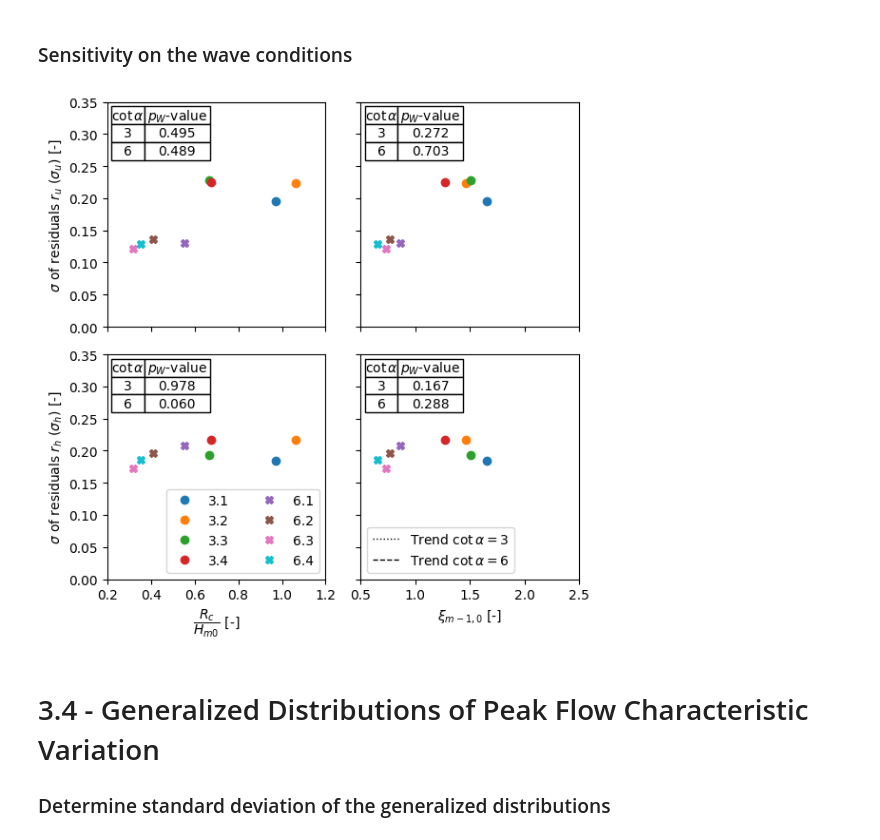
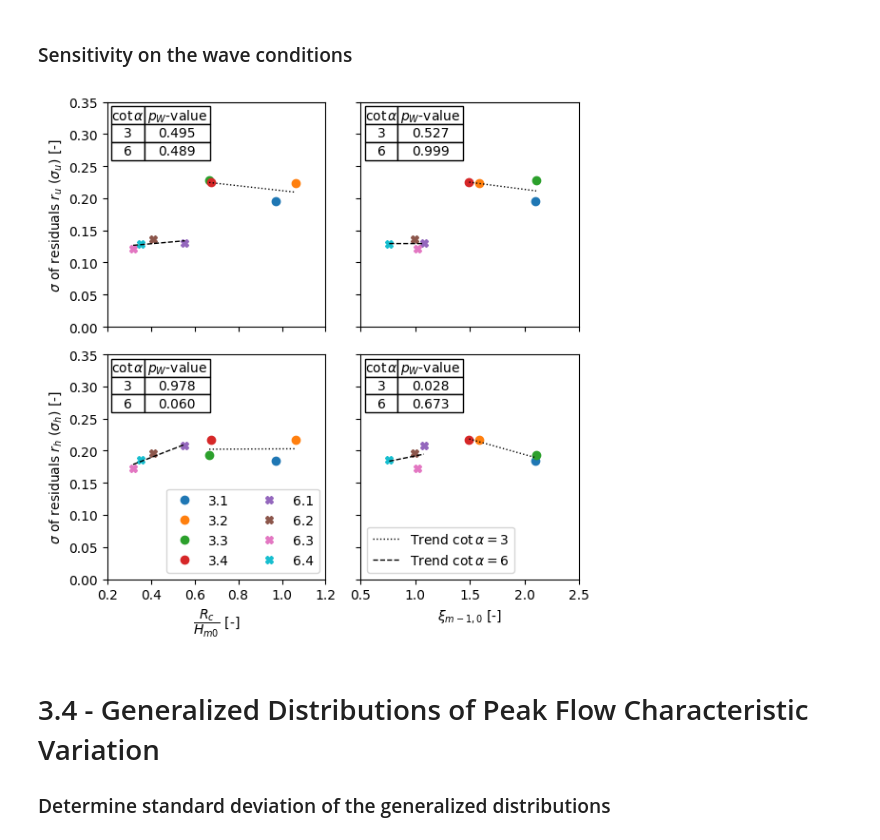
Before and after one commit to nielsvandervegt/overtopping_variation, a Jupyter notebook: Ch3_Variation of Peak Flow Characteristics.ipynb, the cells around one changed output. Drawn from its saved outputs; the diff is of its cells as text; code cells hidden in the pictures.

```diff
--- a/Ch3_Variation of Peak Flow Characteristics.ipynb
+++ b/Ch3_Variation of Peak Flow Characteristics.ipynb
@@ -19,9 +18,9 @@ conv_dict = {expid:c for expid, c in zip(list(np.unique(df['experiment_id'])), c
 df['color'] = df['experiment_id'].map(conv_dict)
 
 # Calculate dimensionless values
-df['upeakd'] = df['upeak'] / np.sqrt(9.81 * df['Hs'])
-df['hpeakd'] = df['hpeak'] / df['Hs']
-df['vtd'] = df['vt'] / df['Hs']**2
+df['upeakd'] = df['upeak'] / np.sqrt(9.81 * df['Hm0'])
+df['hpeakd'] = df['hpeak'] / df['Hm0']
+df['vtd'] = df['vt'] / df['Hm0']**2
 # %% [markdown]
 <h1>3.1 - Expected Relations of Peak Flow Characteristics</h1>
 <h3>Expected fits for peak flow velocity</h3>
@@ -424,8 +423,8 @@ fig, axs = plt.subplots(2, 2, figsize=[6,6], sharey=True)
 axs = axs.flatten()
 
 # Wave conditions
-df['RcHm0'] = df['Rc'] / df['Hs']
-df['Ximm10'] = (1 / df['cota']) / np.sqrt(df['Hs'] / (9.81 * df['Tspec'] / (2 * np.pi)))
+df['RcHm0'] = df['Rc'] / df['Hm0']
+df['Ximm10'] = (1 / df['cota']) / np.sqrt(df['Hm0'] / (9.81 * df['Tspec']**2 / (2 * np.pi)))
 
 # Per residuals type
 i = 0
@@ -452,7 +451,7 @@ for sigma in ["sigma_u", "sigma_h"]:
             ls.append(linregress(_var, _sigma))
 
             # Add trend line
-            _x = np.linspace(np.min(deeldf2[var]), np.max(deeldf2[var]), 2)
+            _x = np.linspace(np.min(deeldf[var]), np.max(deeldf[var]), 2)
             _y = _x * ls[-1].slope + ls[-1].intercept
             axs[i].plot(_x, _y, color="black", lw=1, ls=":" if cota == 3 else "--", label=r"Trend $\cot \alpha = $" + str(cota) if i==3 else None)
 
@@ -472,34 +471,34 @@ for sigma in ["sigma_u", "sigma_h"]:
 # Plot layout
 axs[2].legend(loc="lower right", prop={'size': 10}, ncol=2)
 axs[3].legend(loc="lower left", prop={'size': 10}, ncol=1)
 axs[2].set_xlabel(r"$\dfrac{R_{c}}{H_{m0}}$ [-]")
 axs[3].set_xlabel(r"$\xi_{m-1,0}$ [-]")
 axs[0].set_ylabel(r"$\sigma$ of residuals $r_{u}$ ($\sigma_{u}$) [-]")
 axs[2].set_ylabel(r"$\sigma$ of residuals $r_{h}$ ($\sigma_{h}$) [-]")
 
 axs[0].set_xlim(0.2, 1.2)
 axs[2].set_xlim(0.2, 1.2)
 axs[1].set_xlim(0.5, 2.5)
 axs[3].set_xlim(0.5, 2.5)
 axs[0].set_ylim(0, 0.35)
 
 # Remove ticks from top plots
 for i in [0, 1]:
 
     # Get current tick positions and labels from the reference plot
     tick_positions = axs[i+2].get_xticks()
     labels = [item.get_text() for item in axs[i+2].get_xticklabels()]
     empty_string_labels = [''] * len(labels)
 
     # Set the same tick positions before applying the empty labels
     axs[i].set_xticks(tick_positions)
     axs[i].set_xticklabels(empty_string_labels)
 
 fig.tight_layout()
 fig.align_labels()
 plt.show()
 # %% [output]
-[figure, old version]
+[figure, new version]
 # %% [markdown]
 <h1>3.4 - Generalized Distributions of Peak Flow Characteristic Variation</h1>
 
```
Also changed, not shown: parts of 1 cell of this notebook, 2 other files.
